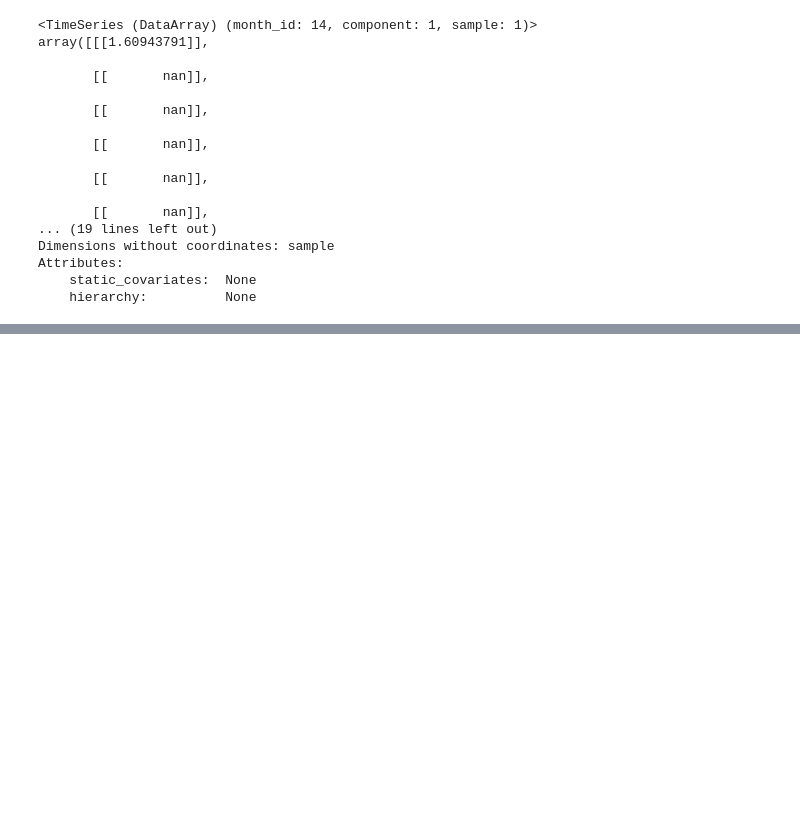
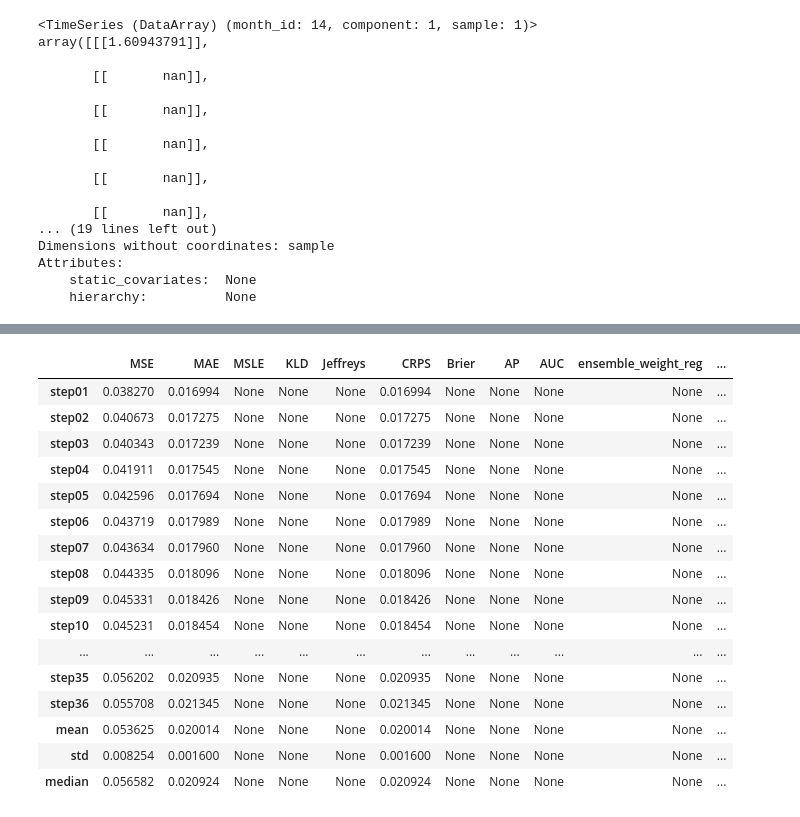
Before and after one commit to prio-data/views_pipeline, a Jupyter notebook: models/old_money/notebooks/test.ipynb, the cells around one changed output, grey strips where cells are left out. Drawn from its saved outputs; the diff is of its cells as text; code cells hidden in the pictures; blank space fills up the shorter version.

```diff
--- a/models/old_money/notebooks/test.ipynb
+++ b/models/old_money/notebooks/test.ipynb
@@ -449,0 +559,22 @@ Attributes:
+# %%
+e1 = pd.read_pickle('../data/generated/evaluation_36_calibration_20241009_111850.pkl')
+# %%
+e1
+# %% [output]
+|  | MSE | MAE | MSLE | KLD | Jeffreys | CRPS | Brier | AP | AUC | ensemble_weight_reg | ... |
+| step01 | 0.038270 | 0.016994 | None | None | None | 0.016994 | None | None | None | None | ... |
+| step02 | 0.040673 | 0.017275 | None | None | None | 0.017275 | None | None | None | None | ... |
+| step03 | 0.040343 | 0.017239 | None | None | None | 0.017239 | None | None | None | None | ... |
+| step04 | 0.041911 | 0.017545 | None | None | None | 0.017545 | None | None | None | None | ... |
+| step05 | 0.042596 | 0.017694 | None | None | None | 0.017694 | None | None | None | None | ... |
+| step06 | 0.043719 | 0.017989 | None | None | None | 0.017989 | None | None | None | None | ... |
+| step07 | 0.043634 | 0.017960 | None | None | None | 0.017960 | None | None | None | None | ... |
+| step08 | 0.044335 | 0.018096 | None | None | None | 0.018096 | None | None | None | None | ... |
+| step09 | 0.045331 | 0.018426 | None | None | None | 0.018426 | None | None | None | None | ... |
+| step10 | 0.045231 | 0.018454 | None | None | None | 0.018454 | None | None | None | None | ... |
+| ... | ... | ... | ... | ... | ... | ... | ... | ... | ... | ... | ... |
+| step35 | 0.056202 | 0.020935 | None | None | None | 0.020935 | None | None | None | None | ... |
+| step36 | 0.055708 | 0.021345 | None | None | None | 0.021345 | None | None | None | None | ... |
+| mean | 0.053625 | 0.020014 | None | None | None | 0.020014 | None | None | None | None | ... |
+| std | 0.008254 | 0.001600 | None | None | None | 0.001600 | None | None | None | None | ... |
+| median | 0.056582 | 0.020924 | None | None | None | 0.020924 | None | None | None | None | ... |
```
Also changed, not shown: parts of 14 cells of this notebook, 2 other files.
